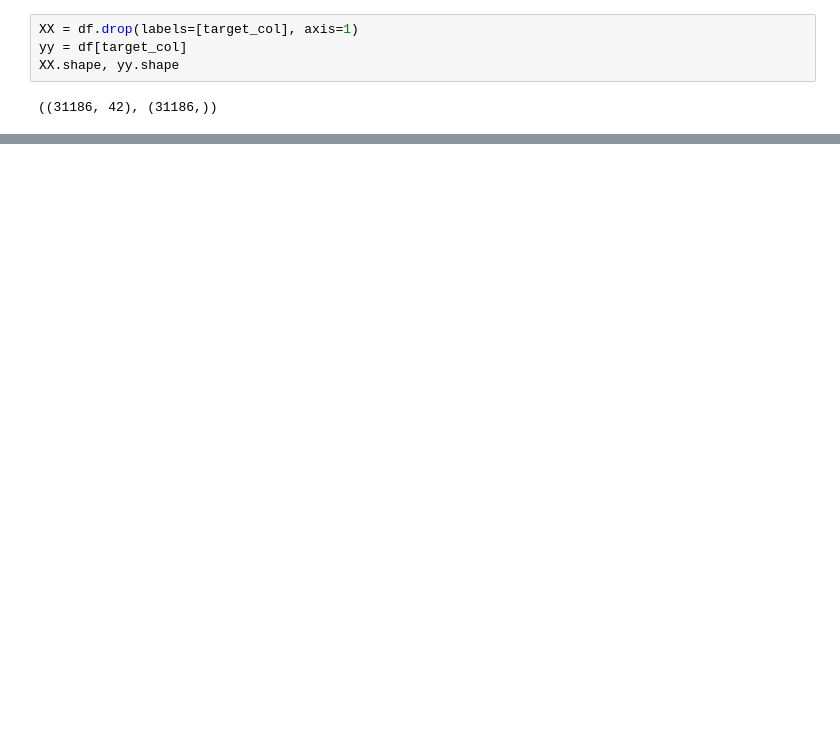
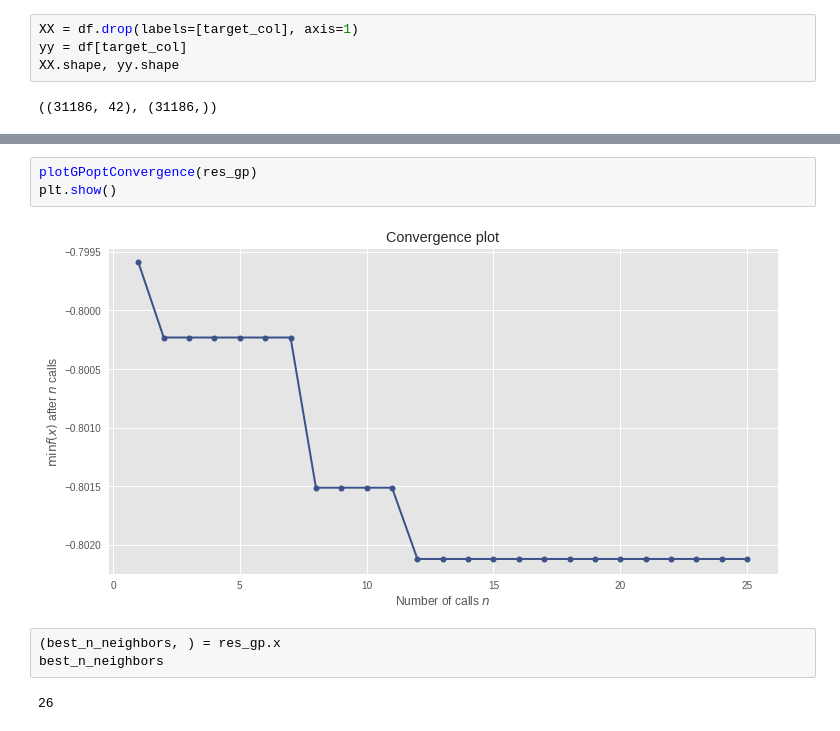
Before and after one commit to pligor/dme, a Jupyter notebook: george/cc_classifying.ipynb, the cells around one changed output, grey strips where cells are left out. Drawn from its saved outputs; the diff is of its cells as text; blank space fills up the shorter version.

```diff
--- a/george/cc_classifying.ipynb
+++ b/george/cc_classifying.ipynb
@@ -114,0 +285,10 @@ NameError: name 'is_number' is not defined
+# %%
+plotGPoptConvergence(res_gp)
+plt.show()
+# %% [output]
+[figure, added]
+# %%
+(best_n_neighbors, ) = res_gp.x
+best_n_neighbors
+# %% [output]
+26
```
Also changed, not shown: parts of 46 cells of this notebook, 5 other files.
